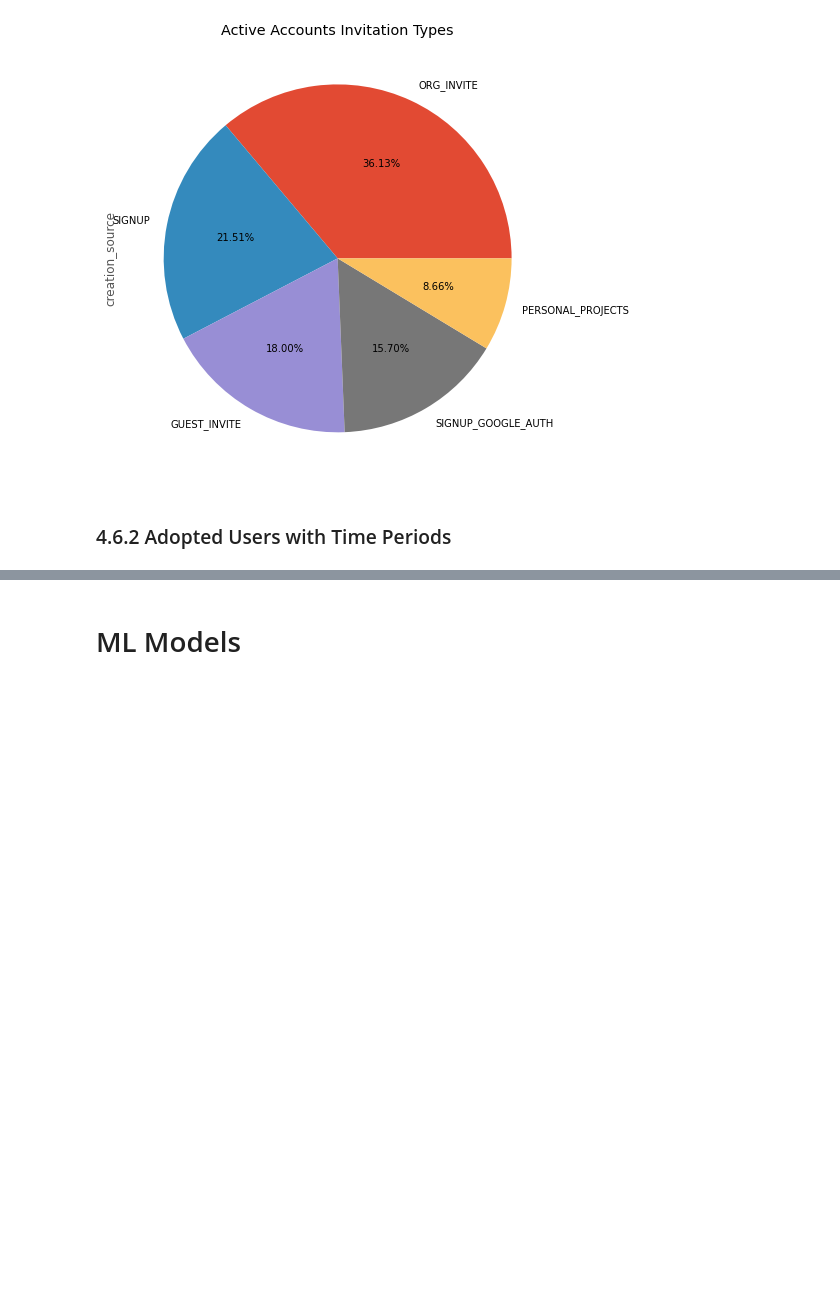
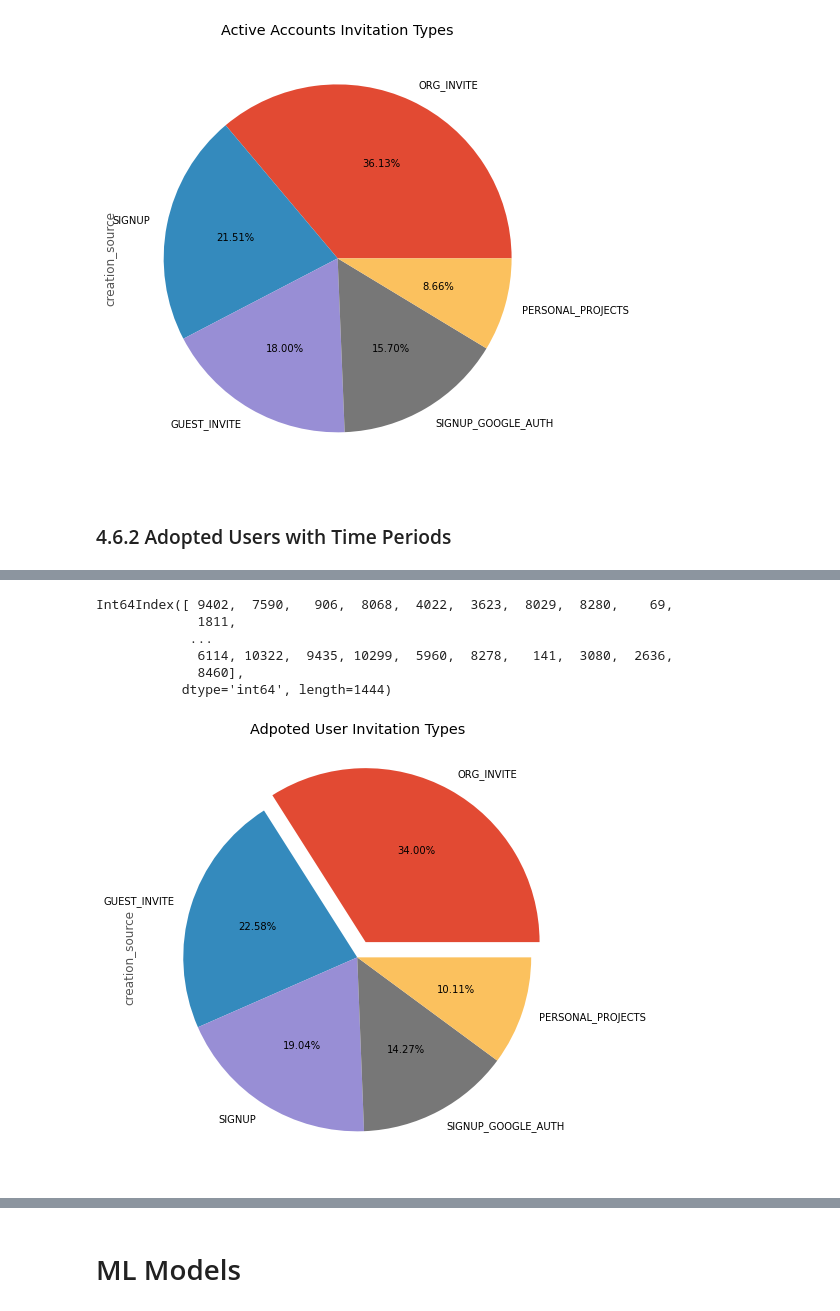
Before and after one commit to Jeyramana/GUVI_Assignments, a Jupyter notebook: Assignment_3/user.ipynb, the cells around one changed output, grey strips where cells are left out. Cells and saved outputs as stored; diff of their text form; code cells hidden in the pictures; blank space fills up the shorter version.

```diff
--- a/Assignment_3/user.ipynb
+++ b/Assignment_3/user.ipynb
@@ -1052,0 +1089,19 @@ df2.user_id.nunique()
+# %%
+# Adopted User ID
+id = adopted_user_df.user_id.value_counts().index
+id
+# %% [output]
+Int64Index([ 9402,  7590,   906,  8068,  4022,  3623,  8029,  8280,    69,
+             1811,
+            ...
+             6114, 10322,  9435, 10299,  5960,  8278,   141,  3080,  2636,
+             8460],
+           dtype='int64', length=1444)
+# %%
+plt.figure(figsize=(8, 8))
+e = (0.1, 0, 0, 0, 0)
+df1[df1.object_id.isin(id)].creation_source.value_counts().plot(kind='pie', autopct='%1.2f%%', explode=e)
+plt.title('Adpoted User Invitation Types')
+plt.show()
+# %% [output]
+[figure, added]
```
Also changed, not shown: parts of 11 cells of this notebook.
